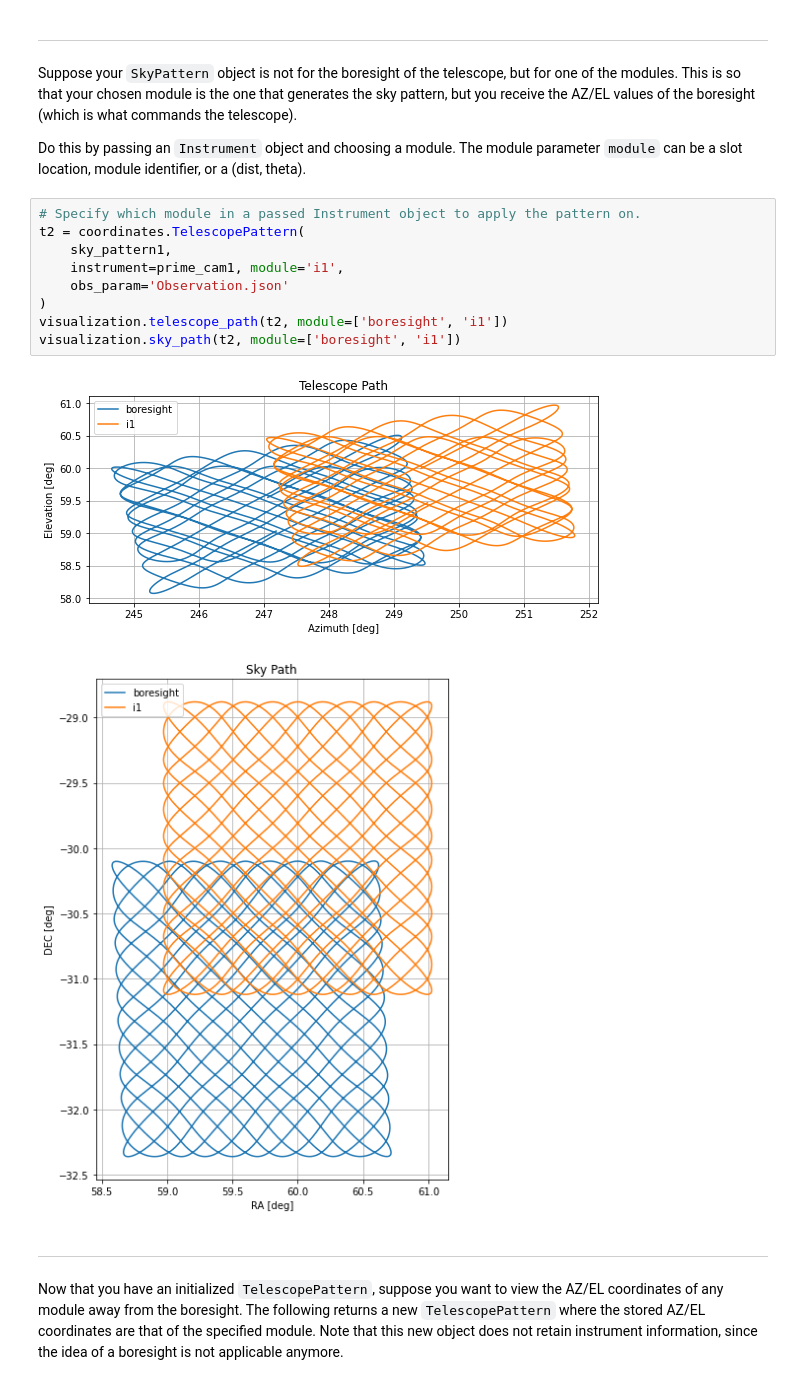
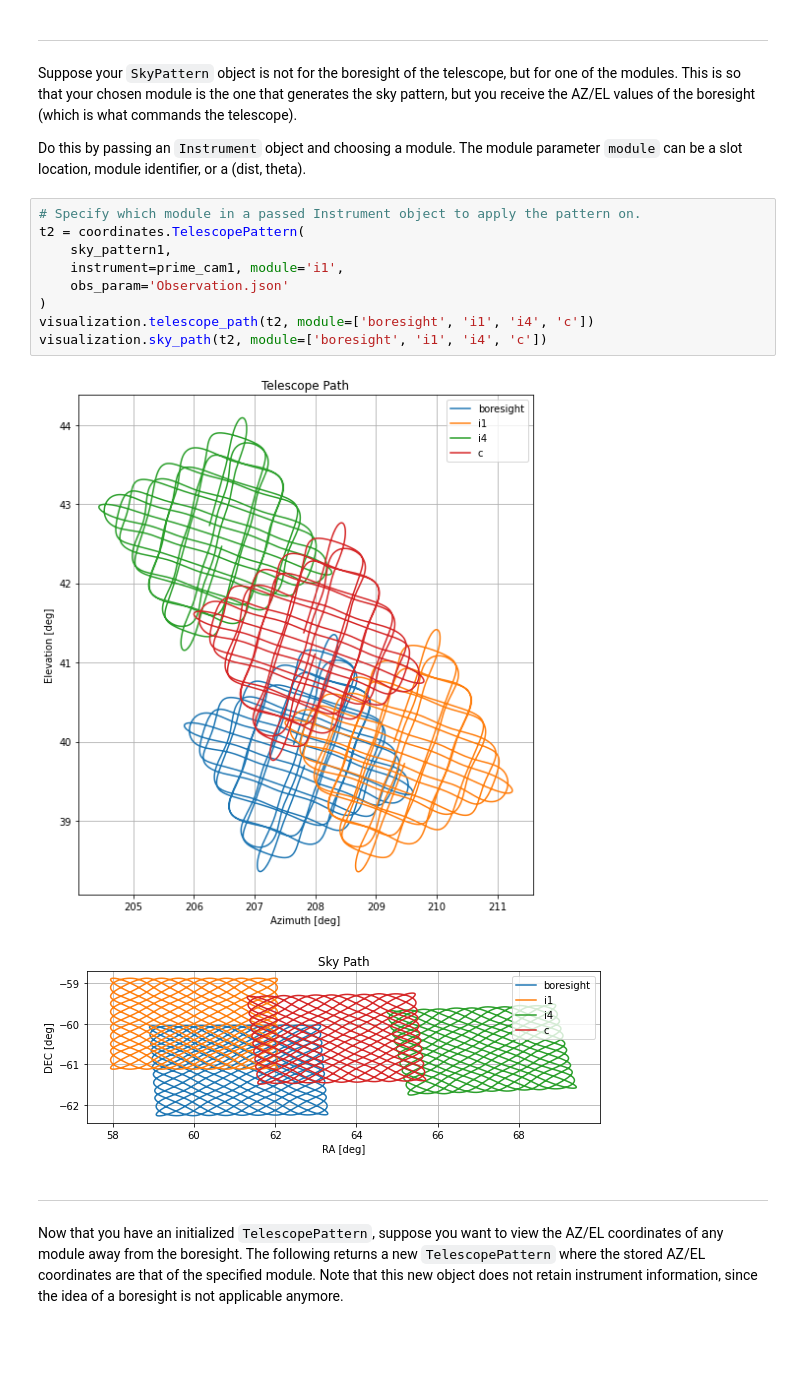
Before and after one commit to ccatp/scan_patterns, a Jupyter notebook: tutorials/basics.ipynb, the cells around one changed output. Drawn from its saved outputs; the diff is of its cells as text; blank space fills up the shorter version.

```diff
--- a/tutorials/basics.ipynb
+++ b/tutorials/basics.ipynb
@@ -305,15 +307,15 @@ Do this by passing an `Instrument` object and choosing a module. The module para
 # %%
 # Specify which module in a passed Instrument object to apply the pattern on.
 t2 = coordinates.TelescopePattern(
     sky_pattern1,
     instrument=prime_cam1, module='i1',
     obs_param='Observation.json'
 )
-visualization.telescope_path(t2, module=['boresight', 'i1'])
-visualization.sky_path(t2, module=['boresight', 'i1'])
+visualization.telescope_path(t2, module=['boresight', 'i1', 'i4', 'c'])
+visualization.sky_path(t2, module=['boresight', 'i1', 'i4', 'c'])
 # %% [output]
-[figure, old version]
+[figure, new version]
-[figure, old version]
+[figure, new version]
 # %% [markdown]
 ---
 Now that you have an initialized `TelescopePattern`, suppose you want to view the AZ/EL coordinates of any module away from the boresight. The following returns a new `TelescopePattern` where the stored AZ/EL coordinates are that of the specified module. Note that this new object does not retain instrument information, since the idea of a boresight is not applicable anymore.
```
Also changed, not shown: parts of 6 cells of this notebook, 2 other files.
